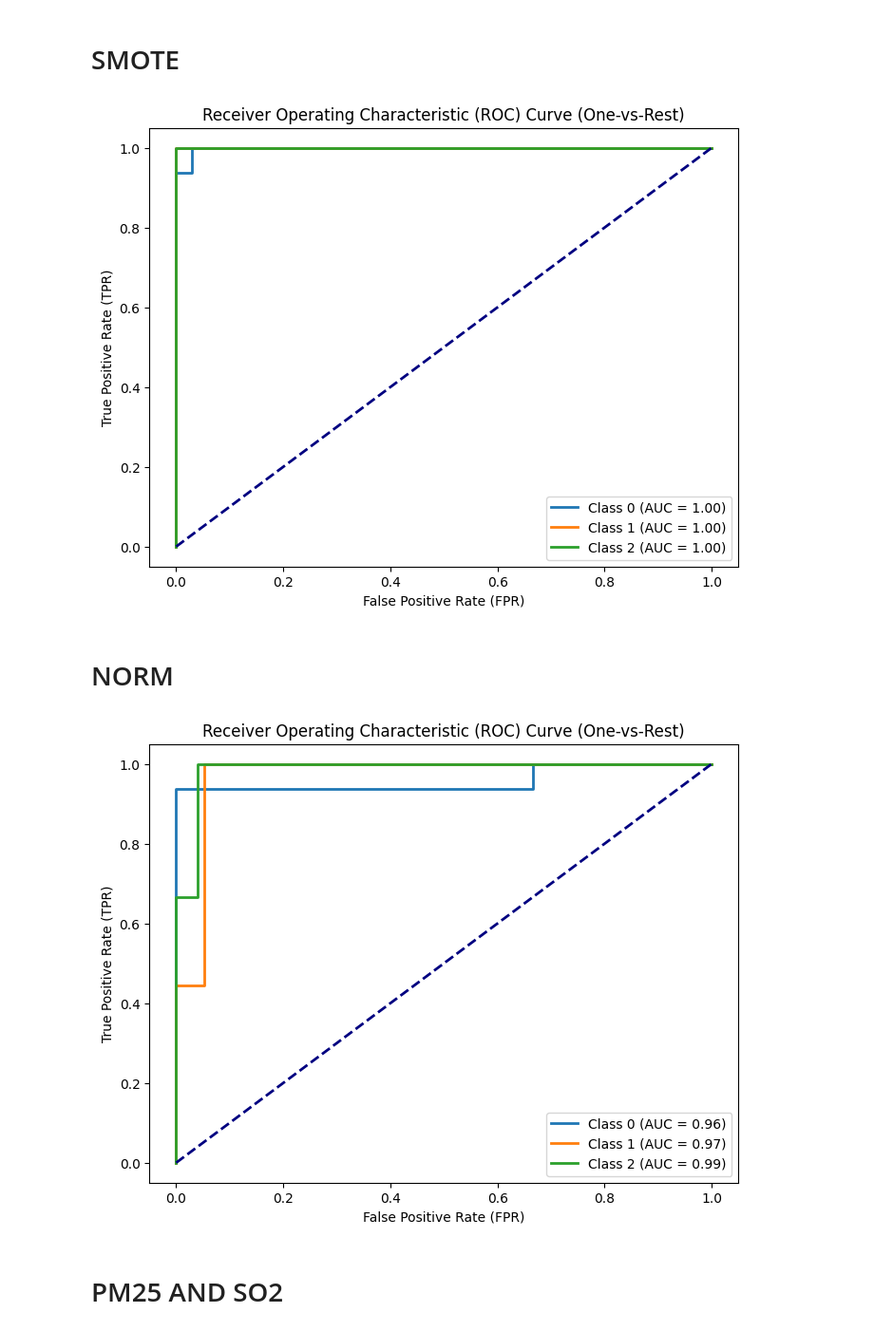
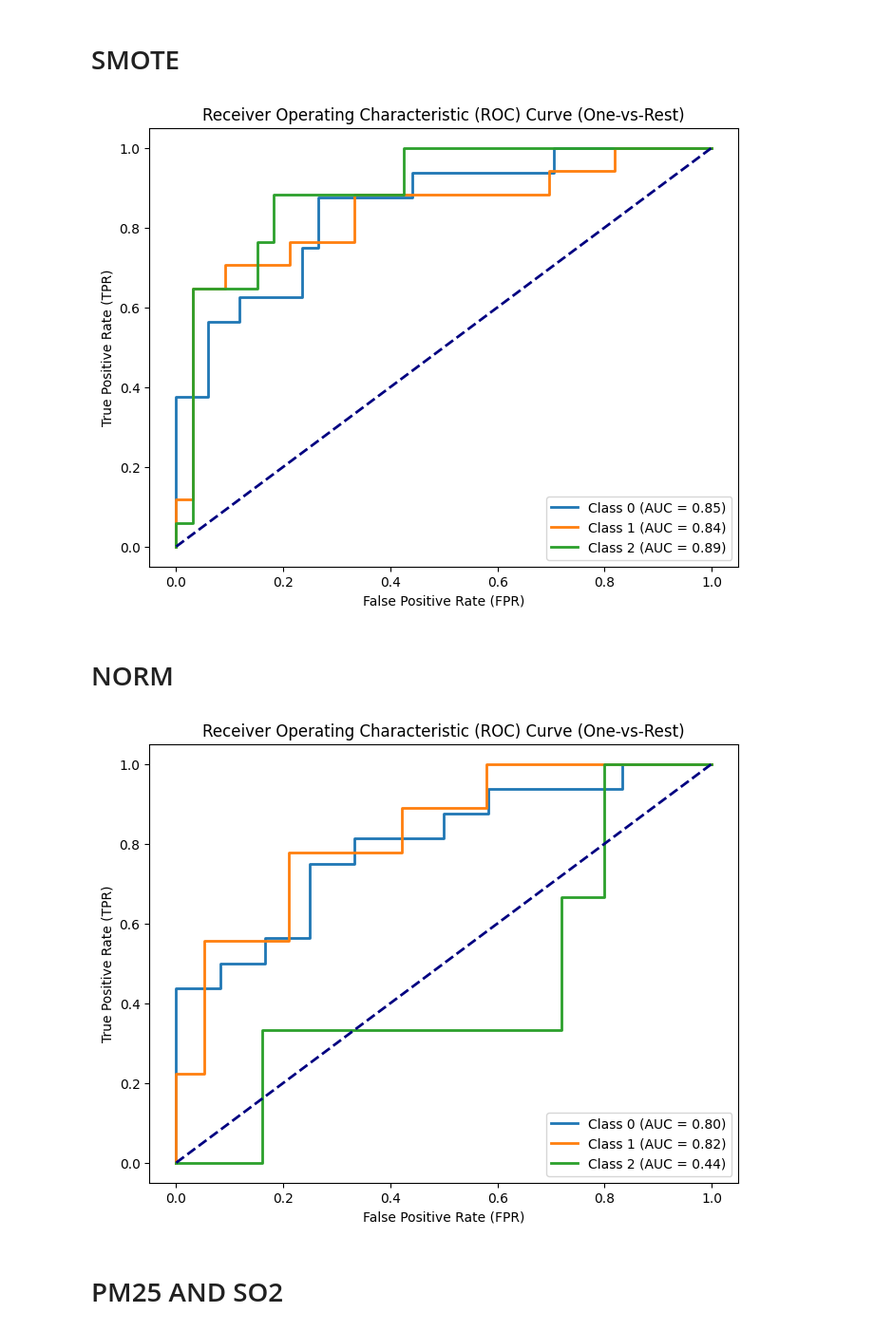
Before and after one commit to Malsory/NPF_project_urban, a Jupyter notebook: NPF_project_urban/rf_tuned/rf_tuned.ipynb, the cells around one changed output. Shown: that part at 95% size. Drawn from its saved outputs; the diff is of its cells as text; code cells hidden in the pictures.

```diff
--- a/NPF_project_urban/rf_tuned/rf_tuned.ipynb
+++ b/NPF_project_urban/rf_tuned/rf_tuned.ipynb
@@ -100,7 +100,7 @@ def train_model(X, y):
     best_model_index = np.argmax(metrics_dict['test_accuracy'])
     best_model_overall = best_models[best_model_index]
 
-    return avg_metrics, best_model_overall, y_test, X_test, metrics_dict
+    return avg_metrics, best_model_overall, y_test, X_test, metrics_dict, predictions_2
 # %% [markdown]
 # Main code
 # %%
@@ -129,7 +129,7 @@ smote = SMOTE(sampling_strategy='auto')
 X, y = smote.fit_resample(X, y)
 
 # Unpack results
-avg_metrics, model, y_test, X_test, metrics_dict = train_model(X=X, y=y)
+avg_metrics, model, y_test, X_test, metrics_dict, predictions_2 = train_model(X=X, y=y)
 
 # Visualize feature importances
 feature_importances = model.feature_importances_
@@ -168,7 +168,7 @@ roc_auc = dict()
 y_test_onehot = pd.get_dummies(y_test)
 # Calculate ROC curve for each class
 for i in range(len(model.classes_)):
-    fpr[i], tpr[i], _ = roc_curve(y_test_onehot.iloc[:, i], model.predict_proba(X_test)[:, i])
+    fpr[i], tpr[i], _ = roc_curve(y_test_onehot.iloc[:, i], predictions_2[:, i])
     roc_auc[i] = auc(fpr[i], tpr[i])
 # Plot ROC curves for each class
 plt.figure(figsize=(8, 6))
@@ -183,7 +183,7 @@ plt.legend(loc='lower right')
 # plt.show()
 plt.savefig('rf_tuned_ROC_smote.png', dpi=300)
 # %% [output]
-[figure, old version]
+[figure, new version]
 # %% [markdown]
 # NORM
 # %%
@@ -195,8 +195,7 @@ X = df.drop(columns=["day.type"])
 y = df["day.type"]
 
 # Unpack results
-metrics_dict, model, y_test, X_test, cv_results = train_model(X=X, y=y)
-cv_results = pd.DataFrame(cv_results)
+avg_metrics, model, y_test, X_test, metrics_dict, predictions_2 = train_model(X=X, y=y)
 
 # Visualize feature importances
 feature_importances = model.feature_importances_
@@ -206,50 +205,51 @@ feature_importance_df = feature_importance_df.sort_values(by='Importance', ascen
 # Redirect stdout to a file
 with open('rf_tuned_norm.txt', 'w') as file:
     sys.stdout = file
-    print("Test accuracy", metrics_dict['test_accuracy'])
-    print("Test precision", metrics_dict['test_precision'])
-    print("Test recall", metrics_dict['test_recall'])
-    print("Test roc_auc", metrics_dict['test_roc_auc'])
-    print("Test f1", metrics_dict['test_f1'])
+    print("Test accuracy", avg_metrics['test_accuracy'])
+    print("Test precision", avg_metrics['test_precision'])
+    print("Test recall", avg_metrics['test_recall'])
+    print("Test roc_auc", avg_metrics['test_roc_auc'])
+    print("Test f1", avg_metrics['test_f1'])
     print('-------------------------------------------------------------------------------')
-    print("Train accuracy", metrics_dict['train_accuracy'])
-    print("Train precision", metrics_dict['train_precision'])
-    print("Train recall", metrics_dict['train_recall'])
-    print("Train roc_auc", metrics_dict['train_roc_auc'])
-    print("Train f1", metrics_dict['train_f1'])
+    print("Train accuracy", avg_metrics['train_accuracy'])
+    print("Train precision", avg_metrics['train_precision'])
+    print("Train recall", avg_metrics['train_recall'])
+    print("Train roc_auc", avg_metrics['train_roc_auc'])
+    print("Train f1", avg_metrics['train_f1'])
     print('-------------------------------------------------------------------------------')
-    print(cv_results)
+    for i in range(len(metrics_dict['test_accuracy'])):
+        print(f"Fold {i+1} - Test Accuracy: {metrics_dict['test_accuracy'][i]:.4f}, Test Precision: {metrics_dict['test_precision'][i]:.4f}, Test Recall: {metrics_dict['test_recall'][i]:.4f}")
     print('-------------------------------------------------------------------------------')
     print("Feature Importance:")
     print(feature_importance_df)
     # Reset stdout back to the console
     sys.stdout = sys.__stdout__
 
 # Calculate ROC curve for each class
 fpr = dict()
 tpr = dict()
 roc_auc = dict()
 
 # Convert y_test to one-hot encoding
 y_test_onehot = pd.get_dummies(y_test)
 # Calculate ROC curve for each class
 for i in range(len(model.classes_)):
-    fpr[i], tpr[i], _ = roc_curve(y_test_onehot.iloc[:, i], model.predict_proba(X_test)[:, i])
+    fpr[i], tpr[i], _ = roc_curve(y_test_onehot.iloc[:, i], predictions_2[:, i])
     roc_auc[i] = auc(fpr[i], tpr[i])
 # Plot ROC curves for each class
 plt.figure(figsize=(8, 6))
 for i in range(len(model.classes_)):
     plt.plot(fpr[i], tpr[i], lw=2, label=f'Class {model.classes_[i]} (AUC = {roc_auc[i]:.2f})')
 
 plt.plot([0, 1], [0, 1], color='navy', lw=2, linestyle='--')
 plt.xlabel('False Positive Rate (FPR)')
 plt.ylabel('True Positive Rate (TPR)')
 plt.title('Receiver Operating Characteristic (ROC) Curve (One-vs-Rest)')
 plt.legend(loc='lower right')
 # plt.show()
 plt.savefig('rf_tuned_ROC_norm.png', dpi=300)
 # %% [output]
-[figure, old version]
+[figure, new version]
 # %% [markdown]
 # PM25 AND SO2
 # %%
```
Also changed, not shown: parts of 1 cell of this notebook, 13 other files.
